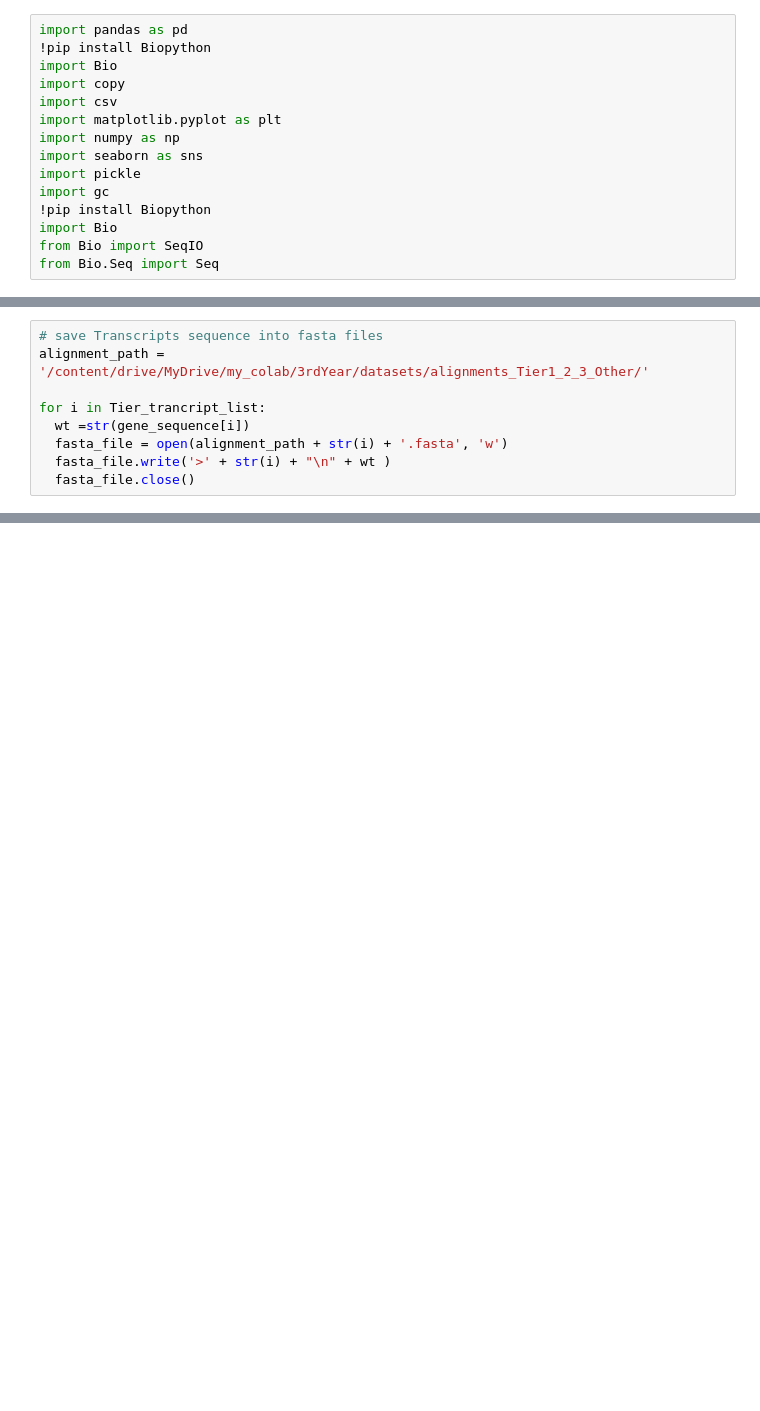
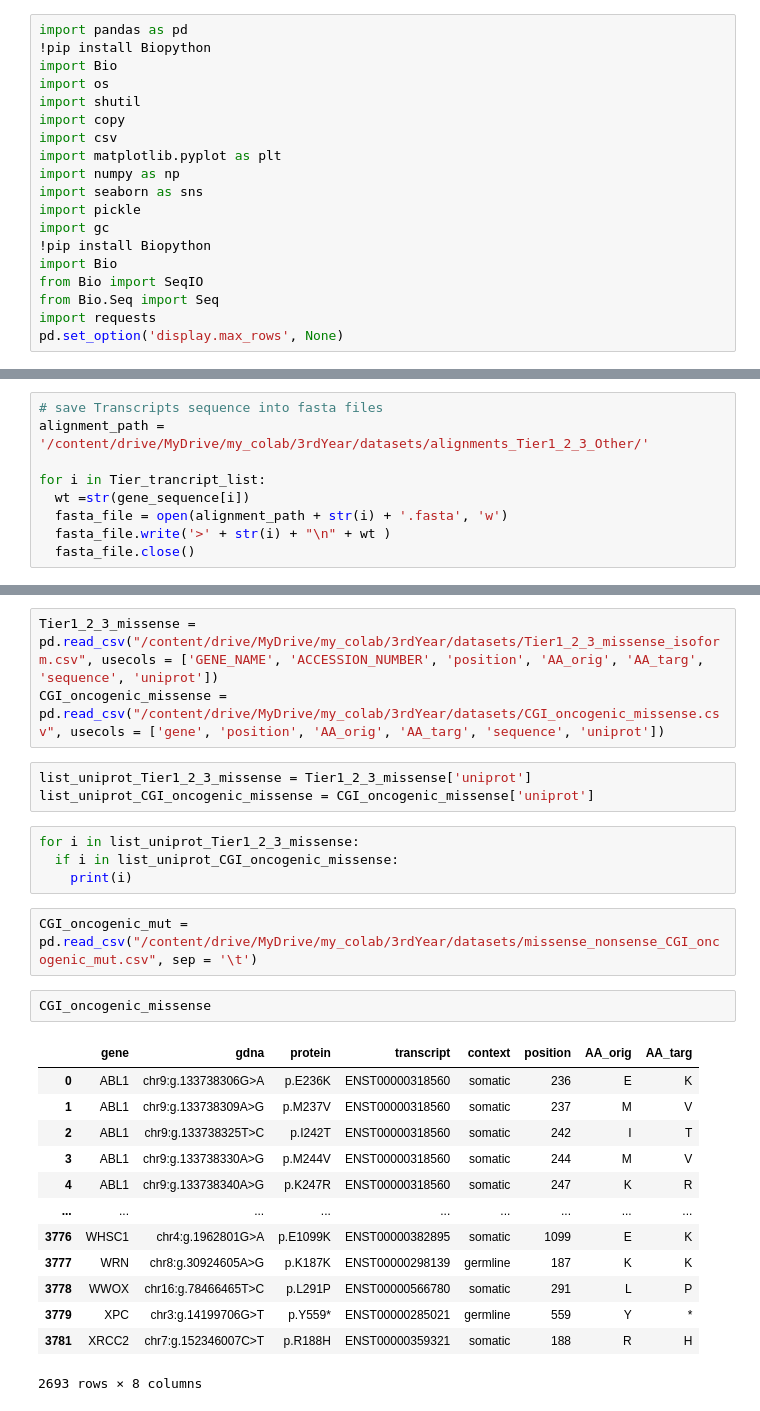
Before and after one commit to KonstantinaT/D2Deep, a Jupyter notebook: dataset.ipynb, the cells around one changed output, grey strips where cells are left out. Drawn from its saved outputs; the diff is of its cells as text; blank space fills up the shorter version.

```diff
--- a/dataset.ipynb
+++ b/dataset.ipynb
@@ -6,6 +8,8 @@
 import pandas as pd
 !pip install Biopython
 import Bio
+import os
+import shutil
 import copy
 import csv
 import matplotlib.pyplot as plt
@@ -17,4 +21,6 @@ import gc
 import Bio
 from Bio import SeqIO
 from Bio.Seq import Seq
+import requests
+pd.set_option('display.max_rows', None)
 # %% [output]
@@ -243,0 +781,28 @@ for i in Tier_trancript_list:
+# %%
+Tier1_2_3_missense = pd.read_csv("/content/drive/MyDrive/my_colab/3rdYear/datasets/Tier1_2_3_missense_isoform.csv", usecols = ['GENE_NAME', 'ACCESSION_NUMBER', 'position', 'AA_orig', 'AA_targ', 'sequence', 'uniprot'])
+CGI_oncogenic_missense = pd.read_csv("/content/drive/MyDrive/my_colab/3rdYear/datasets/CGI_oncogenic_missense.csv", usecols = ['gene', 'position', 'AA_orig', 'AA_targ', 'sequence', 'uniprot'])
+# %%
+list_uniprot_Tier1_2_3_missense = Tier1_2_3_missense['uniprot']
+list_uniprot_CGI_oncogenic_missense = CGI_oncogenic_missense['uniprot']
+# %%
+for i in list_uniprot_Tier1_2_3_missense:
+  if i in list_uniprot_CGI_oncogenic_missense:
+    print(i)
+# %%
+CGI_oncogenic_mut = pd.read_csv("/content/drive/MyDrive/my_colab/3rdYear/datasets/missense_nonsense_CGI_oncogenic_mut.csv", sep = '\t')
+# %%
+CGI_oncogenic_missense
+# %% [output]
+|  | gene | gdna | protein | transcript | context | position | AA_orig | AA_targ |
+| 0 | ABL1 | chr9:g.133738306G>A | p.E236K | ENST00000318560 | somatic | 236 | E | K |
+| 1 | ABL1 | chr9:g.133738309A>G | p.M237V | ENST00000318560 | somatic | 237 | M | V |
+| 2 | ABL1 | chr9:g.133738325T>C | p.I242T | ENST00000318560 | somatic | 242 | I | T |
+| 3 | ABL1 | chr9:g.133738330A>G | p.M244V | ENST00000318560 | somatic | 244 | M | V |
+| 4 | ABL1 | chr9:g.133738340A>G | p.K247R | ENST00000318560 | somatic | 247 | K | R |
+| ... | ... | ... | ... | ... | ... | ... | ... | ... |
+| 3776 | WHSC1 | chr4:g.1962801G>A | p.E1099K | ENST00000382895 | somatic | 1099 | E | K |
+| 3777 | WRN | chr8:g.30924605A>G | p.K187K | ENST00000298139 | germline | 187 | K | K |
+| 3778 | WWOX | chr16:g.78466465T>C | p.L291P | ENST00000566780 | somatic | 291 | L | P |
+| 3779 | XPC | chr3:g.14199706G>T | p.Y559* | ENST00000285021 | germline | 559 | Y | * |
+| 3781 | XRCC2 | chr7:g.152346007C>T | p.R188H | ENST00000359321 | somatic | 188 | R | H |
+2693 rows × 8 columns
```
Also changed, not shown: parts of 127 cells of this notebook.
